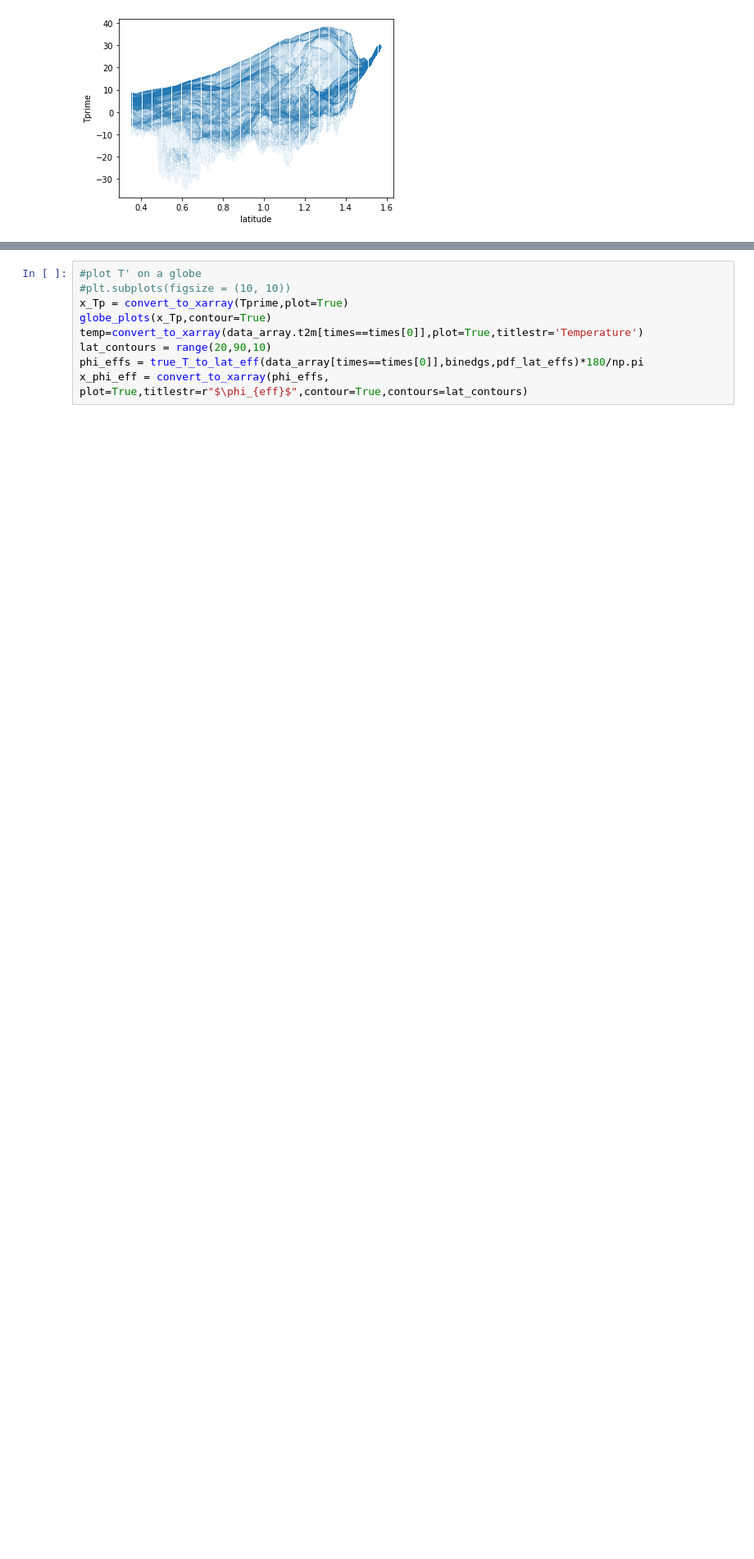
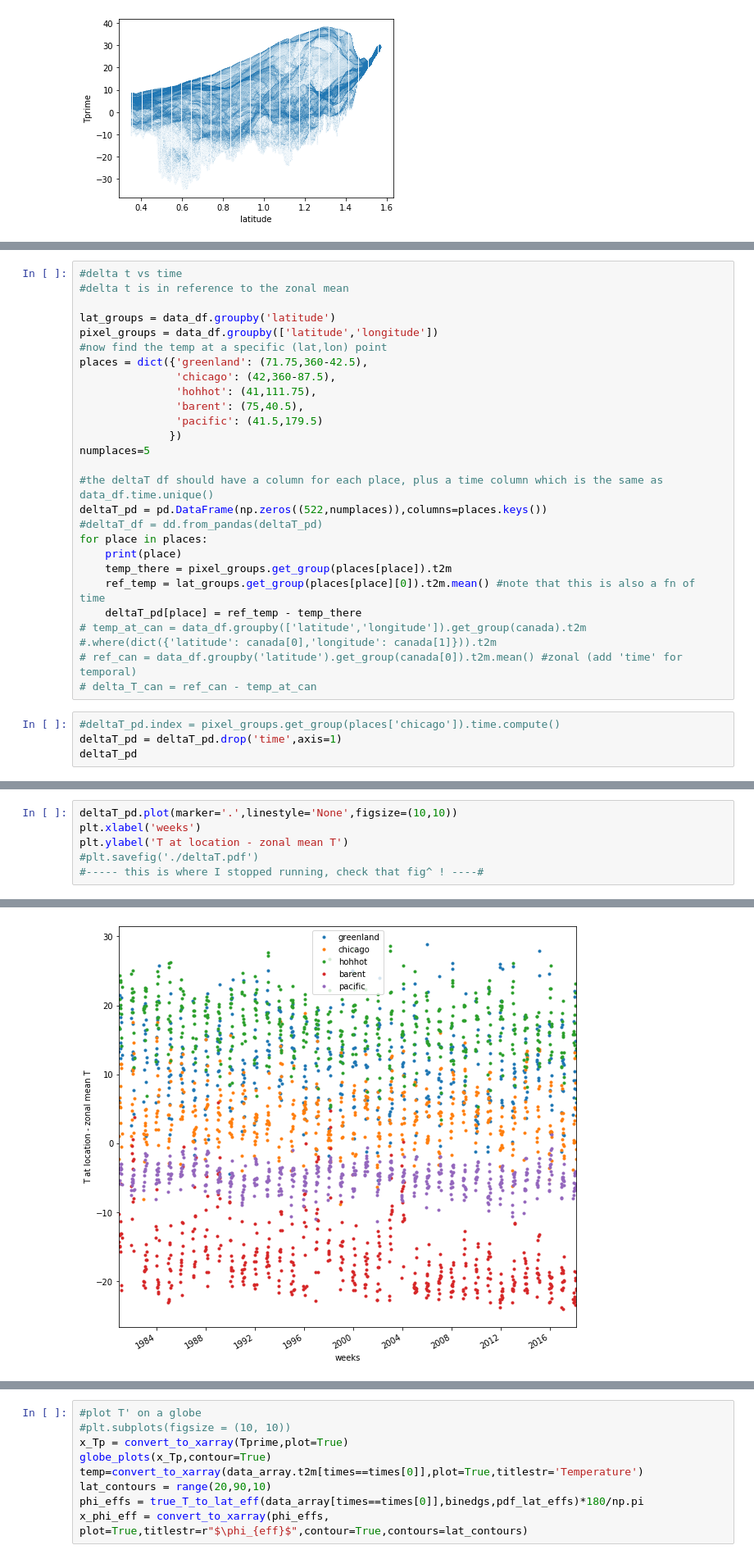
Before and after one commit to geosciences-data-practicum/reanalysis_getter, a Jupyter notebook: analysis/amandas_grid_counting.ipynb, the cells around one changed output, grey strips where cells are left out. Shown at 82% size. Drawn from its saved outputs; the diff is of its cells as text; blank space fills up the shorter version.

Commit message:
de-mean and deltaT

```diff
--- a/analysis/amandas_grid_counting.ipynb
+++ b/analysis/amandas_grid_counting.ipynb
@@ -243,0 +255,30 @@ plt.show()
+# %%
+#delta t vs time
+#delta t is in reference to the zonal mean
+
+lat_groups = data_df.groupby('latitude')
+pixel_groups = data_df.groupby(['latitude','longitude'])
+#now find the temp at a specific (lat,lon) point
+places = dict({'greenland': (71.75,360-42.5),
+               'chicago': (42,360-87.5),
+               'hohhot': (41,111.75),
+               'barent': (75,40.5),
+               'pacific': (41.5,179.5)
+              })
+numplaces=5
+
+#the deltaT df should have a column for each place, plus a time column which is the same as data_df.time.unique()
+deltaT_pd = pd.DataFrame(np.zeros((522,numplaces)),columns=places.keys())
+#deltaT_df = dd.from_pandas(deltaT_pd)
+for place in places:
+    print(place)
+    temp_there = pixel_groups.get_group(places[place]).t2m
+    ref_temp = lat_groups.get_group(places[place][0]).t2m.mean() #note that this is also a fn of time
+    deltaT_pd[place] = ref_temp - temp_there
+# temp_at_can = data_df.groupby(['latitude','longitude']).get_group(canada).t2m #.where(dict({'latitude': canada[0],'longitude': canada[1]})).t2m
+# ref_can = data_df.groupby('latitude').get_group(canada[0]).t2m.mean() #zonal (add 'time' for temporal)
+# delta_T_can = ref_can - temp_at_can
+# %%
+#deltaT_pd.index = pixel_groups.get_group(places['chicago']).time.compute()
+deltaT_pd = deltaT_pd.drop('time',axis=1)
+deltaT_pd
@@ -243,0 +302,7 @@ plt.show()
+# %%
+deltaT_pd.plot(marker='.',linestyle='None',figsize=(10,10))
+plt.xlabel('weeks')
+plt.ylabel('T at location - zonal mean T')
+#plt.savefig('./deltaT.pdf')
+#----- this is where I stopped running, check that fig^ ! ----#
+# %% [output]
@@ -243,0 +310 @@ plt.show()
+[figure, added]
```
Also changed, not shown: parts of 26 cells of this notebook.
